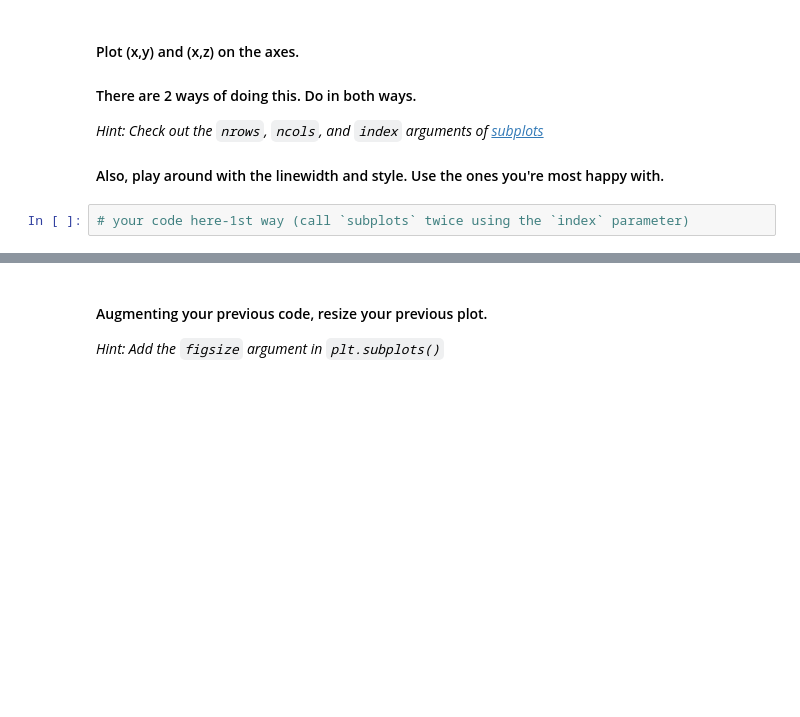
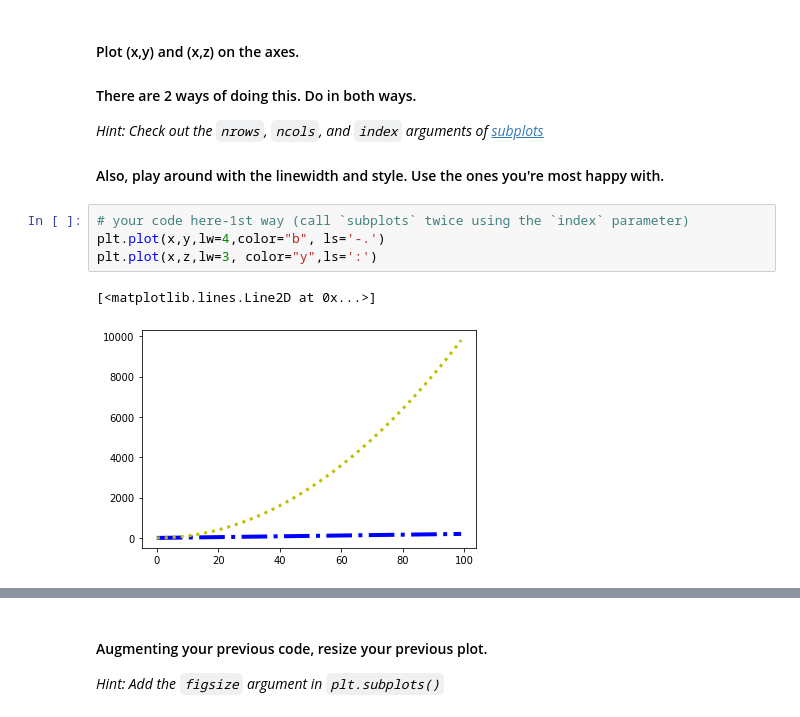
Before and after one commit to borjauria/dataptmad1019, a Jupyter notebook: module-2/lab-matplotlib-seaborn/your-code/challenge-1.ipynb, the cells around one changed output, grey strips where cells are left out. Drawn from its saved outputs; the diff is of its cells as text; blank space fills up the shorter version.

```diff
--- a/module-2/lab-matplotlib-seaborn/your-code/challenge-1.ipynb
+++ b/module-2/lab-matplotlib-seaborn/your-code/challenge-1.ipynb
@@ -34,5 +32,10 @@ z = x**2
 #### Also, play around with the linewidth and style. Use the ones you're most happy with.
 # %%
 # your code here-1st way (call `subplots` twice using the `index` parameter)
+plt.plot(x,y,lw=4,color="b", ls='-.')
+plt.plot(x,z,lw=3, color="y",ls=':')
+# %% [output]
+[<matplotlib.lines.Line2D at 0x...>]
+[figure, added]
 # %%
 # your code here-2st way (call `subplots` only once not using the `index` parameter)
```
Also changed, not shown: parts of 14 cells of this notebook, 4 other files.
